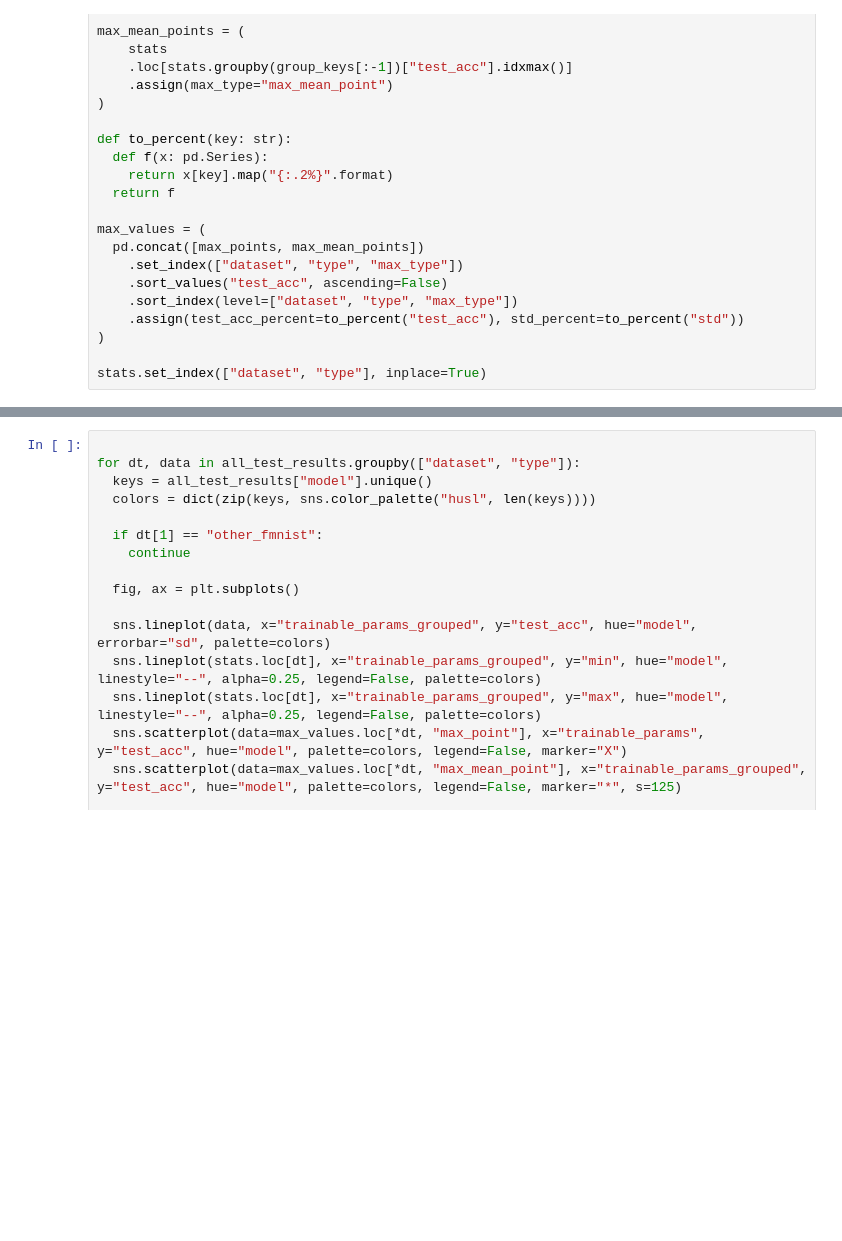
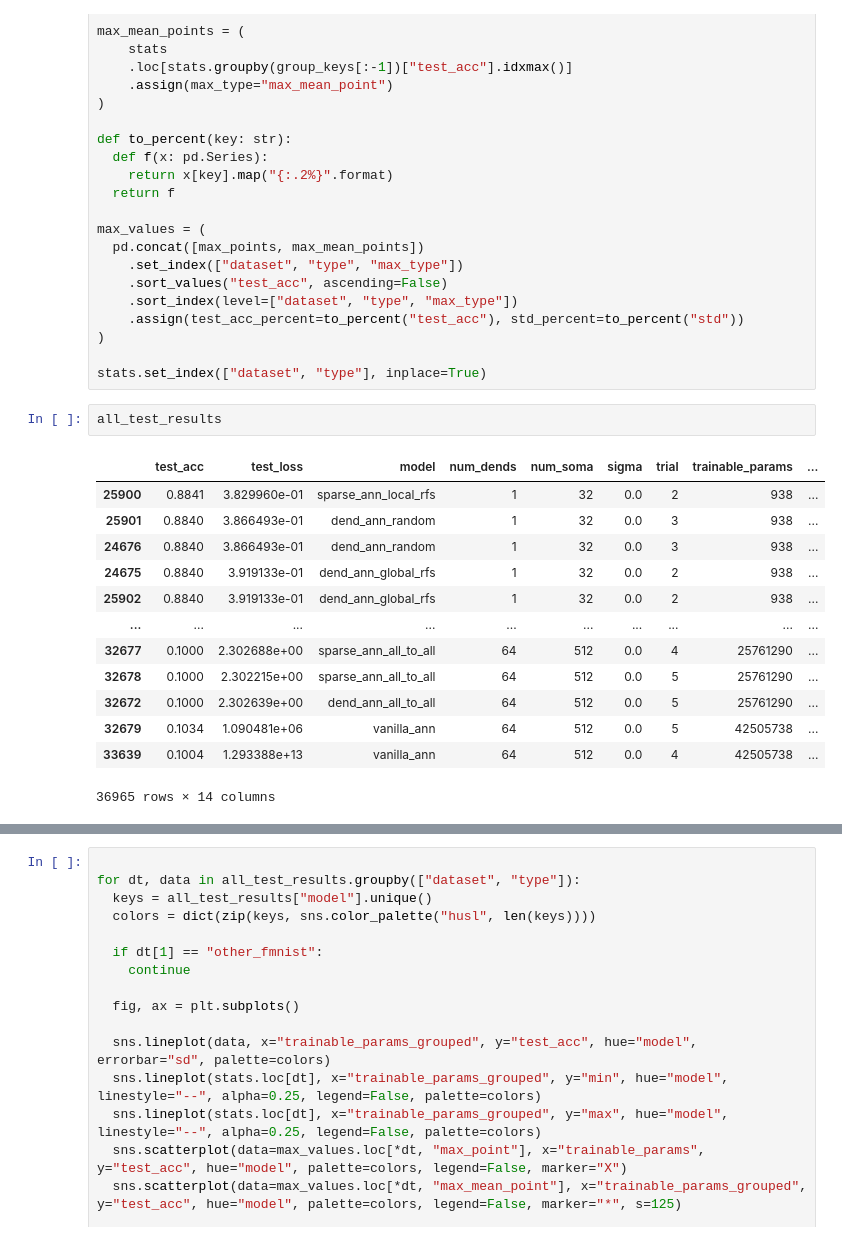
Before and after one commit to fl0pedro/dann, a Jupyter notebook: codes_/view_data.ipynb, the cells around one changed output, grey strips where cells are left out. Cells and saved outputs as stored; diff of their text form; blank space fills up the shorter version.

```diff
--- a/codes_/view_data.ipynb
+++ b/codes_/view_data.ipynb
@@ -58,3 +58,19 @@ max_values = (
 )
 
 stats.set_index(["dataset", "type"], inplace=True)
+# %%
+all_test_results
+# %% [output]
+|  | test_acc | test_loss | model | num_dends | num_soma | sigma | trial | trainable_params | ... |
+| 25900 | 0.8841 | 3.829960e-01 | sparse_ann_local_rfs | 1 | 32 | 0.0 | 2 | 938 | ... |
+| 25901 | 0.8840 | 3.866493e-01 | dend_ann_random | 1 | 32 | 0.0 | 3 | 938 | ... |
+| 24676 | 0.8840 | 3.866493e-01 | dend_ann_random | 1 | 32 | 0.0 | 3 | 938 | ... |
+| 24675 | 0.8840 | 3.919133e-01 | dend_ann_global_rfs | 1 | 32 | 0.0 | 2 | 938 | ... |
+| 25902 | 0.8840 | 3.919133e-01 | dend_ann_global_rfs | 1 | 32 | 0.0 | 2 | 938 | ... |
+| ... | ... | ... | ... | ... | ... | ... | ... | ... | ... |
+| 32677 | 0.1000 | 2.302688e+00 | sparse_ann_all_to_all | 64 | 512 | 0.0 | 4 | 25761290 | ... |
+| 32678 | 0.1000 | 2.302215e+00 | sparse_ann_all_to_all | 64 | 512 | 0.0 | 5 | 25761290 | ... |
+| 32672 | 0.1000 | 2.302639e+00 | dend_ann_all_to_all | 64 | 512 | 0.0 | 5 | 25761290 | ... |
+| 32679 | 0.1034 | 1.090481e+06 | vanilla_ann | 64 | 512 | 0.0 | 5 | 42505738 | ... |
+| 33639 | 0.1004 | 1.293388e+13 | vanilla_ann | 64 | 512 | 0.0 | 4 | 42505738 | ... |
+36965 rows × 14 columns
```
Also changed, not shown: parts of 12 cells of this notebook, 5 other files.
